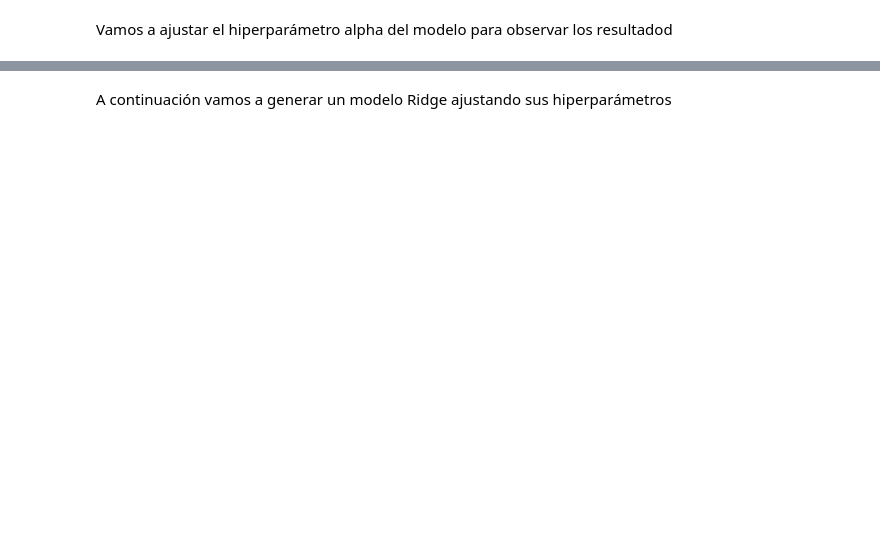
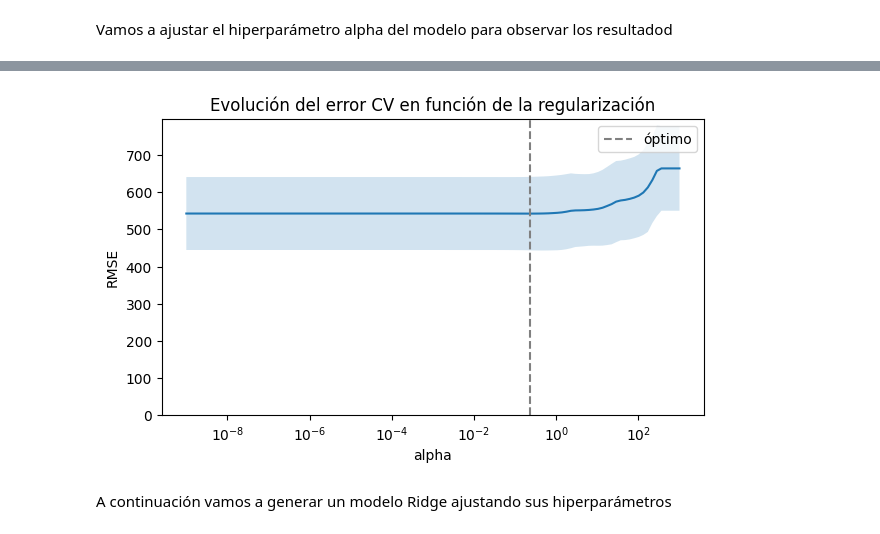
Before and after one commit to GLuis189/GRUPO13_Practica1, a Jupyter notebook: main.ipynb, the cells around one changed output, grey strips where cells are left out. Drawn from its saved outputs; the diff is of its cells as text; code cells hidden in the pictures; blank space fills up the shorter version.

```diff
--- a/main.ipynb
+++ b/main.ipynb
@@ -585,3 +609,54 @@ Mejor aplpha: 0.04985048869732099
+# %%
+# Evolución del error en función de alpha
+# ==============================================================================
+# regrLasso.mse_path_ almacena el mse de cv para cada valor de alpha. Tiene
+# dimensiones (n_alphas, n_folds)
+mse_cv = pipe_regrLasso['regresor'].mse_path_.mean(axis=1)
+mse_sd = pipe_regrLasso['regresor'].mse_path_.std(axis=1)
+
+# Se aplica la raíz cuadrada para pasar de mse a rmse
+rmse_cv = np.sqrt(mse_cv)
+rmse_sd = np.sqrt(mse_sd)
+
+# Se identifica el óptimo y el óptimo + 1std
+min_rmse     = np.min(rmse_cv)
+sd_min_rmse  = rmse_sd[np.argmin(rmse_cv)]
+min_rsme_1sd = np.max(rmse_cv[rmse_cv <= min_rmse + sd_min_rmse])
+optimo       = pipe_regrLasso['regresor'].alphas_[np.argmin(rmse_cv)]
+optimo_1sd   = pipe_regrLasso['regresor'].alphas_[rmse_cv == min_rsme_1sd]
+
+# Gráfico del error +- 1 desviación estándar
+fig, ax = plt.subplots(figsize=(7, 3.84))
+ax.plot(pipe_regrLasso['regresor'].alphas_, rmse_cv)
+ax.fill_between(
+    pipe_regrLasso['regresor'].alphas_,
+    rmse_cv + rmse_sd,
+    rmse_cv - rmse_sd,
+    alpha=0.2
+)
+
+ax.axvline(
+    x         = optimo,
+    c         = "gray",
+    linestyle = '--',
+    label     = 'óptimo'
+)
+
+#ax.axvline(
+#    x         = optimo_1sd,
+#    c         = "blue",
+#    linestyle = '--',
+#    label     = 'óptimo_1sd'
+#)
+
+ax.set_xscale('log')
+ax.set_ylim([0,None])
+ax.set_title('Evolución del error CV en función de la regularización')
+ax.set_xlabel('alpha')
+ax.set_ylabel('RMSE')
+plt.legend();
+# %% [output]
+[figure, added]
 # %% [markdown]
 A continuación vamos a generar un modelo Ridge ajustando sus hiperparámetros
 # %%
```
Also changed, not shown: parts of 33 cells of this notebook.
